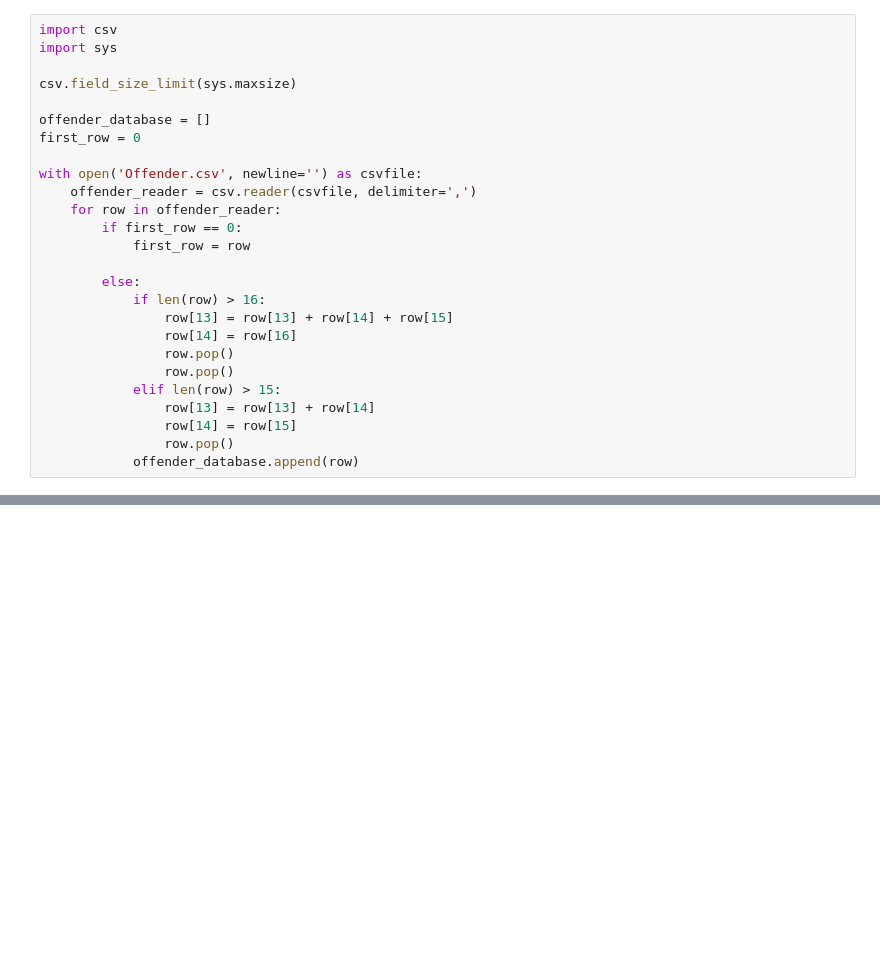
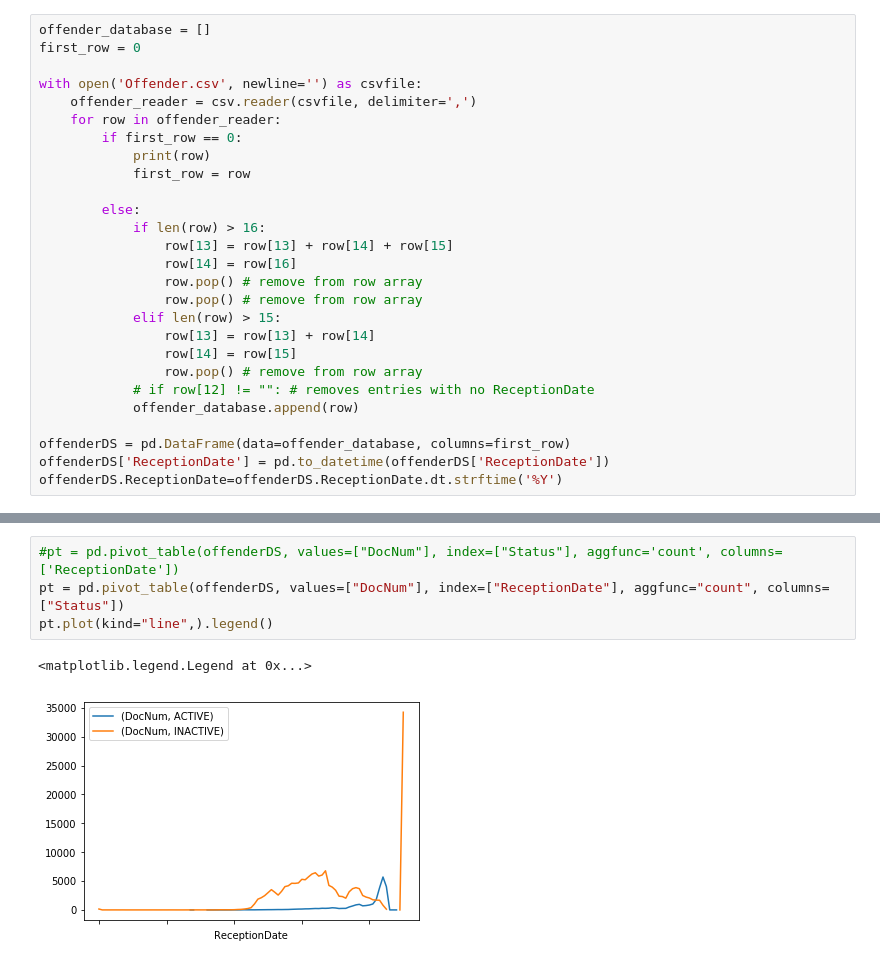
Before and after one commit to codefortulsa/odoc-parse, a Jupyter notebook: cleaning data.ipynb, the cells around one changed output, grey strips where cells are left out. Saved outputs shown, nothing was run; the diff lists cells and outputs as text; blank space fills up the shorter version.

Commit message:
imported csvs

```diff
--- a/cleaning data.ipynb
+++ b/cleaning data.ipynb
@@ -1,9 +7,4 @@
 # %%
-import csv
-import sys
-
-csv.field_size_limit(sys.maxsize)
-
 offender_database = []
 first_row = 0
 
@@ -11,16 +12,22 @@ with open('Offender.csv', newline='') as csvfile:
     offender_reader = csv.reader(csvfile, delimiter=',')
     for row in offender_reader:
         if first_row == 0:
+            print(row)
             first_row = row
 
         else:
             if len(row) > 16:
                 row[13] = row[13] + row[14] + row[15]
                 row[14] = row[16]
-                row.pop()
-                row.pop()
+                row.pop() # remove from row array
+                row.pop() # remove from row array
             elif len(row) > 15:
                 row[13] = row[13] + row[14]
                 row[14] = row[15]
-                row.pop()
+                row.pop() # remove from row array
+            # if row[12] != "": # removes entries with no ReceptionDate
             offender_database.append(row)
+
+offenderDS = pd.DataFrame(data=offender_database, columns=first_row)
+offenderDS['ReceptionDate'] = pd.to_datetime(offenderDS['ReceptionDate'])
+offenderDS.ReceptionDate=offenderDS.ReceptionDate.dt.strftime('%Y')
@@ -40,0 +36,7 @@ Timestamp('1982-04-16 00:00:00')
+# %%
+#pt = pd.pivot_table(offenderDS, values=["DocNum"], index=["Status"], aggfunc='count', columns=['ReceptionDate'])
+pt = pd.pivot_table(offenderDS, values=["DocNum"], index=["ReceptionDate"], aggfunc="count", columns=["Status"])
+pt.plot(kind="line",).legend()
+# %% [output]
+<matplotlib.legend.Legend at 0x...>
+[figure, added]
```
Also changed, not shown: parts of 12 cells of this notebook, 1 other file.
